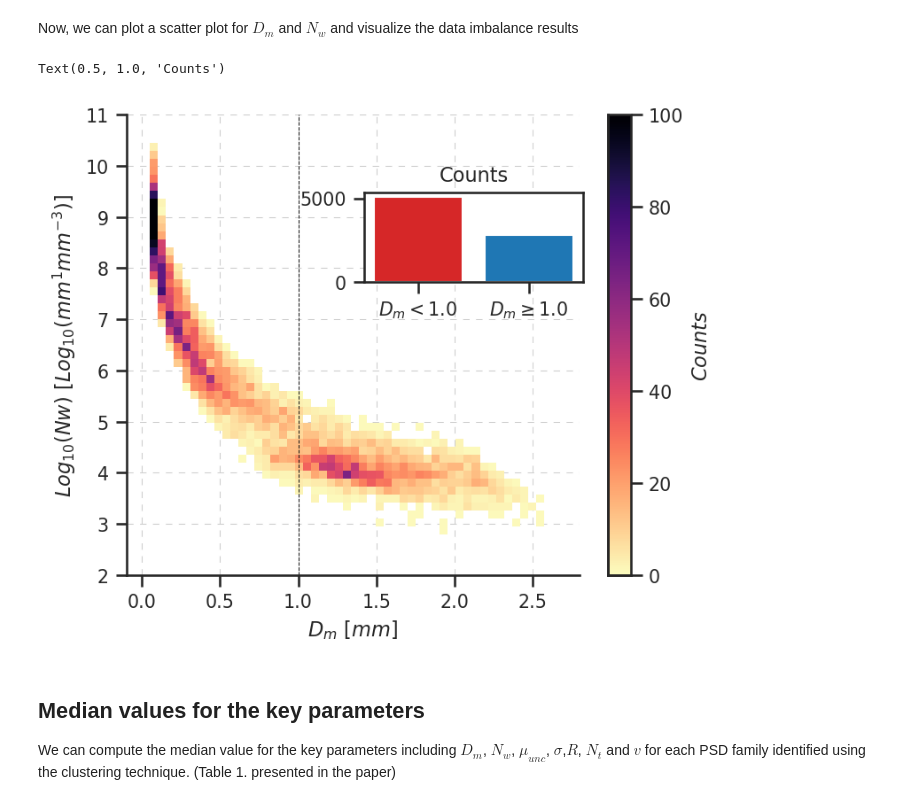
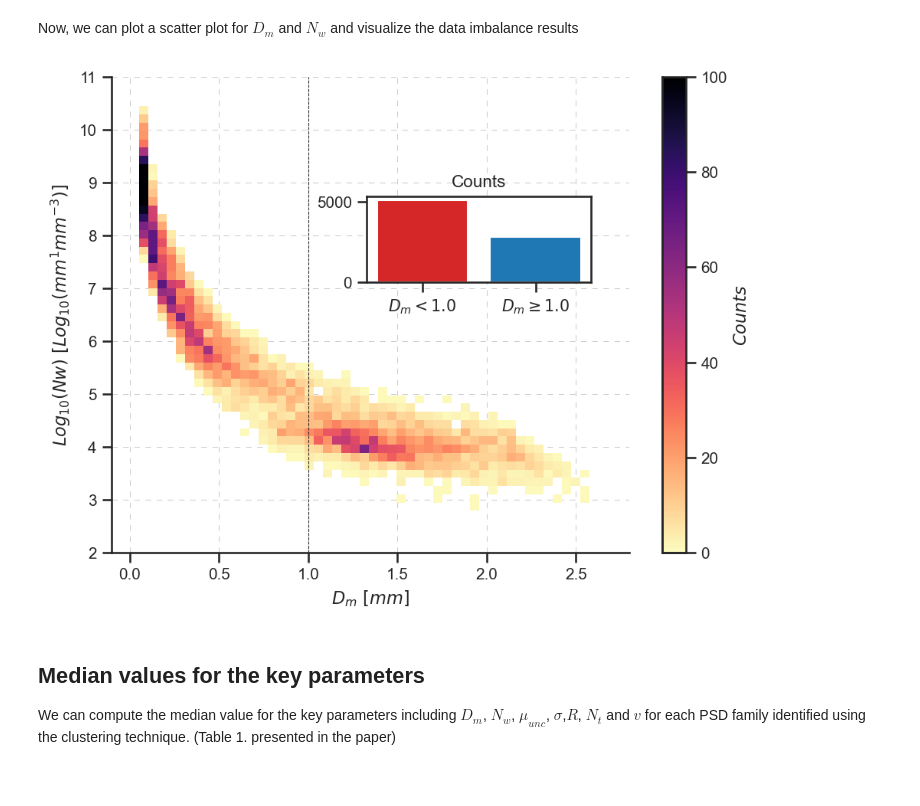
Before and after one commit to aladinor/Ladino_et_al_2025_DNN_PSD_retrieval, a Jupyter notebook: notebooks/2.K-means-psd.ipynb, the cells around one changed output. Cells and saved outputs as stored; diff of their text form; code cells hidden in the pictures.

Commit message:
updating images for publications

```diff
--- a/notebooks/2.K-means-psd.ipynb
+++ b/notebooks/2.K-means-psd.ipynb
@@ -33,6 +33,17 @@ from sklearn.metrics import davies_bouldin_score, silhouette_score
 from scipy.special import gamma
 from dask.distributed import Client, LocalCluster
 from matplotlib.colors import ListedColormap
+# %%
+# Set journal-style fonts and sizes
+plt.rcParams.update({
+    'font.size': 7,            # Base font size
+    'axes.titlesize': 7,
+    'axes.labelsize': 7,
+    'xtick.labelsize': 6,
+    'ytick.labelsize': 6,
+    'legend.fontsize': 6,
+    'figure.titlesize': 8,
+})
 # %%
 # setting up the Seaborne style including figure  dpi
 sns.set(rc={"figure.dpi":150, 'savefig.dpi':150})
@@ -356,28 +367,30 @@ psd = histogram(xr.DataArray(df.dm), xr.DataArray(df.log10_nw), bins=[xbins, ybi
 # %% [markdown]
 Now, we can plot a scatter plot for $D_m$ and $N_w$ and visualize the data imbalance results
 # %%
-fig, ax = plt.subplots(figsize=(5.5,4.5))
+fig, ax = plt.subplots(figsize=(6.5, 5))  # Bigger than 5.5 x 4.5
 
 # 2D-histogram
 im = psd.T.where(psd.T > 0, np.nan).plot(add_colorbar=False, ax=ax, cmap='magma_r', vmin=0, vmax=100)
 fig.colorbar(im , ax=ax, label=r"$Counts$")
 ax.set_xlabel(r"$D_m \ [mm]$")
 ax.set_ylabel(r"$Log_{10}(Nw) \ [Log_{10}(mm^{1}mm^{-3})]$")
 sns.despine()
 ax.grid('both', linestyle='--', lw=0.5, dashes=[7,7])
 ax.set_xlim(-0.1, 2.8)
 ax.set_ylim(2, 11)
 ax.vlines(x=1, ymin=2, ymax=11, lw=0.5, linestyle='--', color='k')
 
 # Bar plot
 l, b, h, w = .45, .60, .15, .3
 ax2 = fig.add_axes([l, b, w, h])
 bar_colors = ['tab:red', 'tab:blue']
 ax2.bar([r'$D_m < 1.0$', r"$D_m \geq 1.0$"], np.bincount(df['dm_class']), color=bar_colors)
 ax2.set_title("Counts")
+
+fig.tight_layout()
+plt.savefig(f"{path}/images/Fig3.pdf", format='pdf', dpi=600, bbox_inches='tight')
 # %% [output]
-Text(0.5, 1.0, 'Counts')
-[figure, old version]
+[figure, new version]
 # %% [markdown]
 ## Median values for the key parameters
 
```
Also changed, not shown: parts of 7 cells of this notebook, 29 other files.
